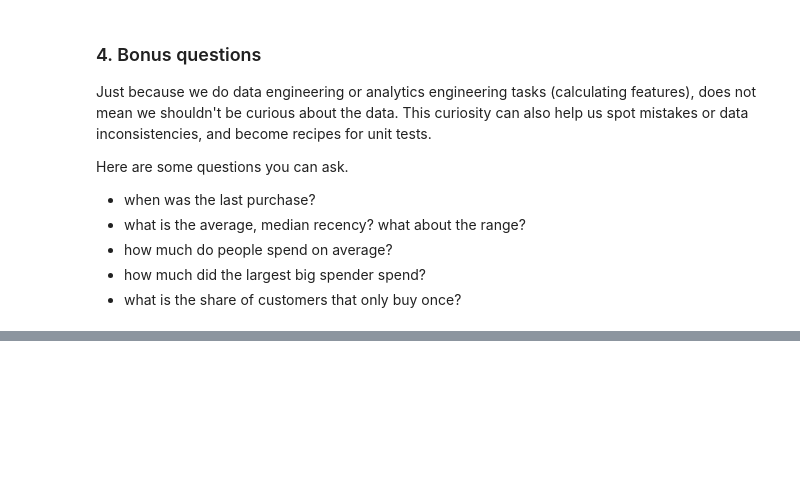
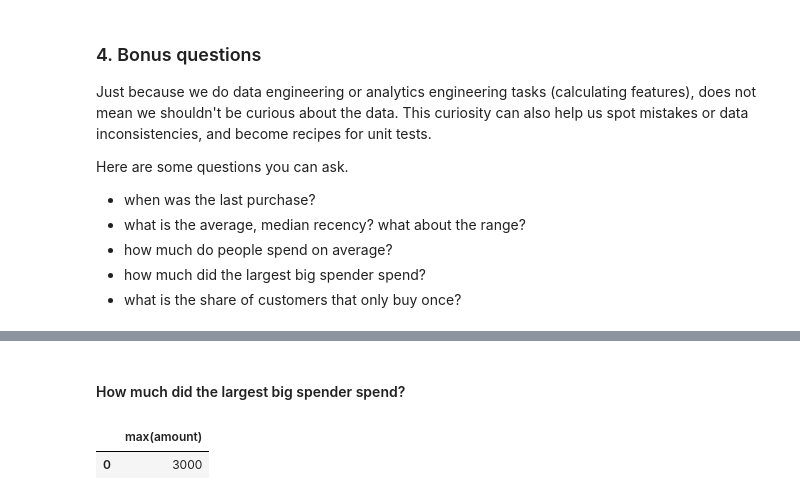
Before and after one commit to neuefische/ds-python-sql, a Jupyter notebook: SOLUTION-Intro-creating-tables.ipynb, the cells around one changed output, grey strips where cells are left out. Cells and saved outputs as stored; diff of their text form; code cells hidden in the pictures; blank space fills up the shorter version.

```diff
--- a/SOLUTION-Intro-creating-tables.ipynb
+++ b/SOLUTION-Intro-creating-tables.ipynb
@@ -376,0 +411,9 @@ Here are some questions you can ask.
+# %% [markdown]
+#### How much did the largest big spender spend?
+# %%
+%%sql
+
+SELECT max(amount) FROM raw_payments
+# %% [output]
+|  | max(amount) |
+| 0 | 3000 |
```
Also changed, not shown: parts of 10 cells of this notebook.
